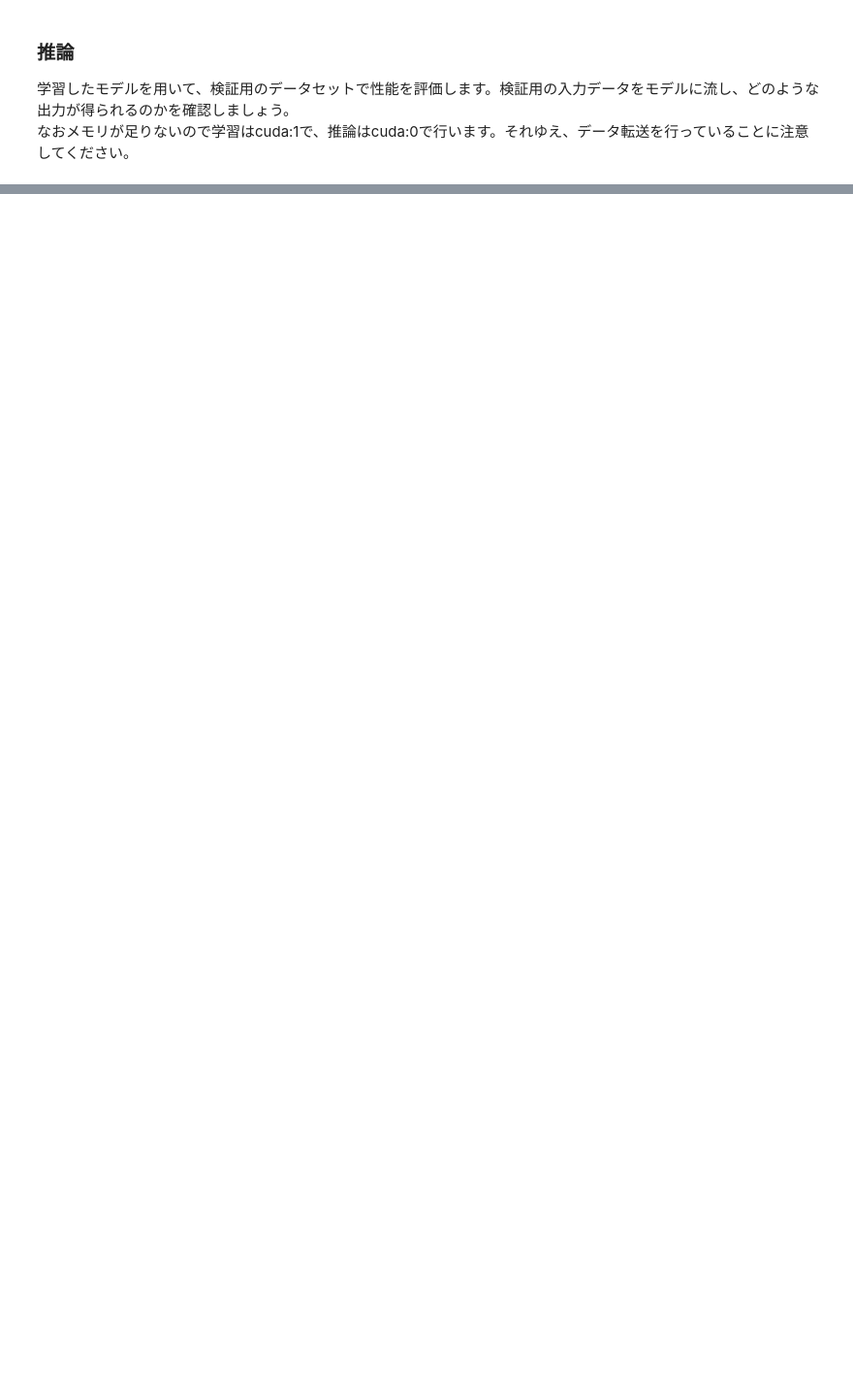
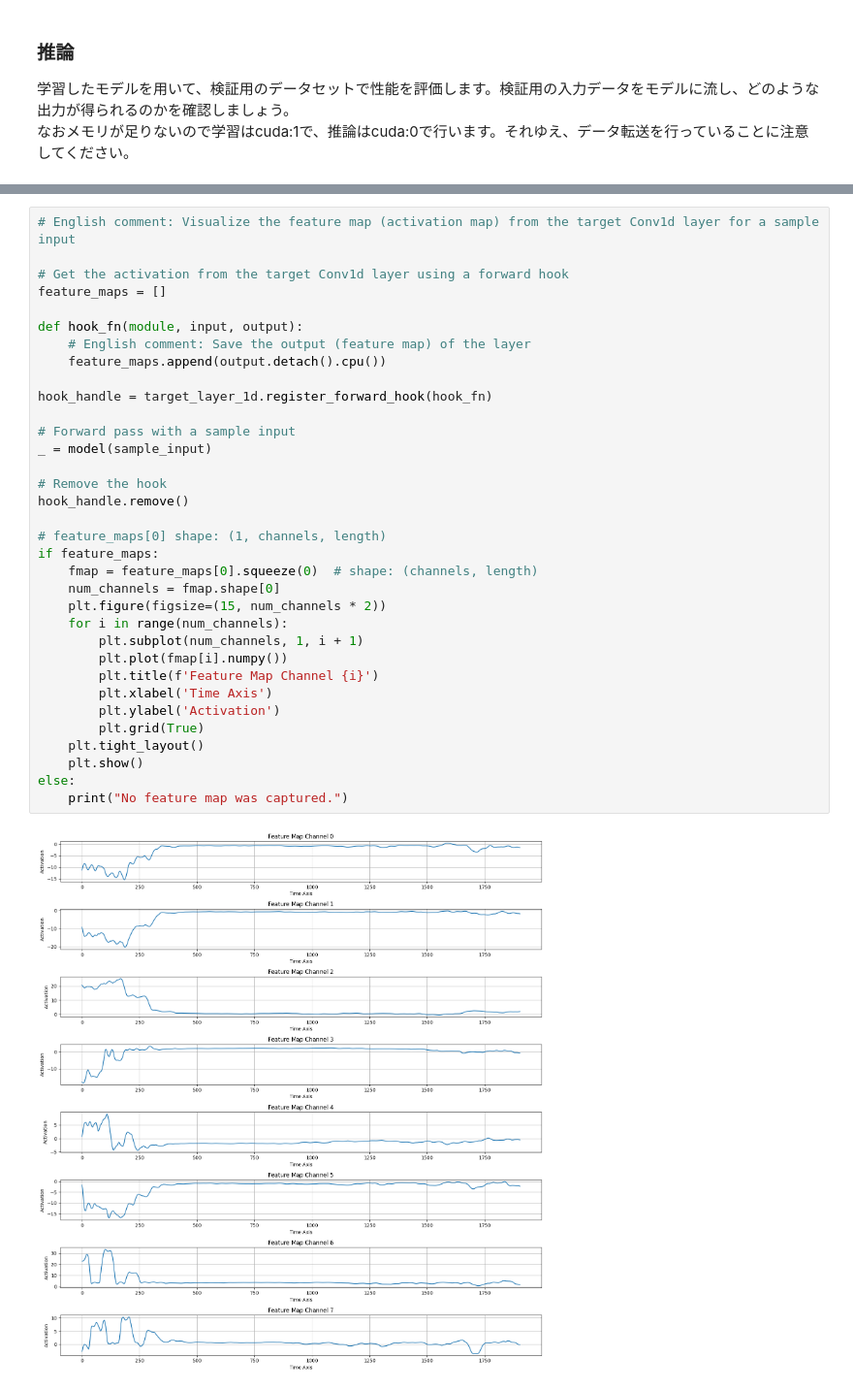
Before and after one commit to yymgc2003/psdata2matlab, a Jupyter notebook: main.ipynb, the cells around one changed output, grey strips where cells are left out. Shown at 97% size. Saved outputs shown, nothing was run; the diff lists cells and outputs as text; blank space fills up the shorter version.

```diff
--- a/main.ipynb
+++ b/main.ipynb
@@ -711,0 +611,36 @@ tensor(-0.1178, device='cuda:0')
+# %%
+# English comment: Visualize the feature map (activation map) from the target Conv1d layer for a sample input
+
+# Get the activation from the target Conv1d layer using a forward hook
+feature_maps = []
+
+def hook_fn(module, input, output):
+    # English comment: Save the output (feature map) of the layer
+    feature_maps.append(output.detach().cpu())
+
+hook_handle = target_layer_1d.register_forward_hook(hook_fn)
+
+# Forward pass with a sample input
+_ = model(sample_input)
+
+# Remove the hook
+hook_handle.remove()
+
+# feature_maps[0] shape: (1, channels, length)
+if feature_maps:
+    fmap = feature_maps[0].squeeze(0)  # shape: (channels, length)
+    num_channels = fmap.shape[0]
+    plt.figure(figsize=(15, num_channels * 2))
+    for i in range(num_channels):
+        plt.subplot(num_channels, 1, i + 1)
+        plt.plot(fmap[i].numpy())
+        plt.title(f'Feature Map Channel {i}')
+        plt.xlabel('Time Axis')
+        plt.ylabel('Activation')
+        plt.grid(True)
+    plt.tight_layout()
+    plt.show()
+else:
+    print("No feature map was captured.")
+# %% [output]
+[figure, added]
```
Also changed, not shown: parts of 10 cells of this notebook, 5 other files.
